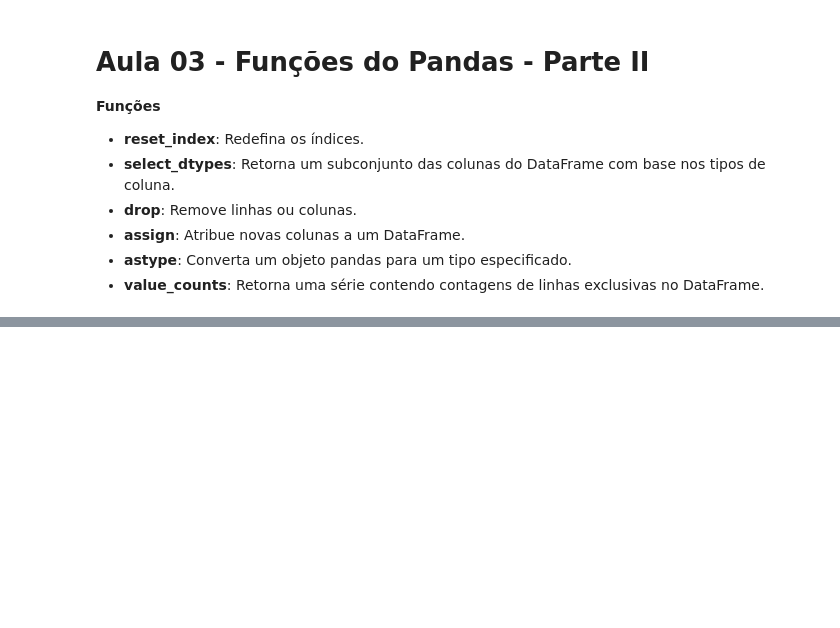
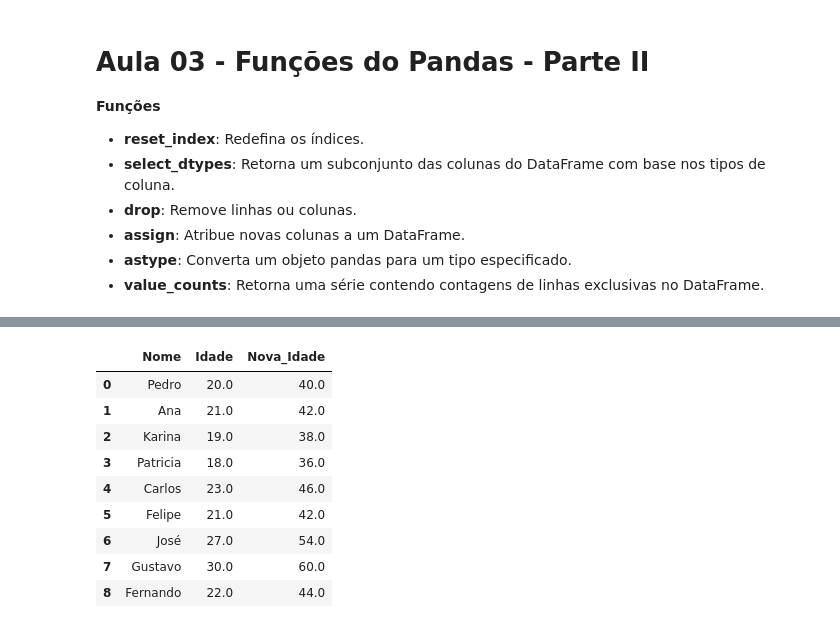
Before and after one commit to WillianVMR/bootcamp-sirius-fundamentos-ciencia-de-dados, a Jupyter notebook: anotacoes-pandas.ipynb, the cells around one changed output, grey strips where cells are left out. Saved outputs shown, nothing was run; the diff lists cells and outputs as text; code cells hidden in the pictures; blank space fills up the shorter version.

```diff
--- a/anotacoes-pandas.ipynb
+++ b/anotacoes-pandas.ipynb
@@ -169,3 +169,8 @@ array([['Pedro', 20],
 * **assign**: Atribue novas colunas a um DataFrame.
 * **astype**: Converta um objeto pandas para um tipo especificado.
 * **value_counts**: Retorna uma série contendo contagens de linhas exclusivas no DataFrame.
+# %%
+dicionario = {'Nome': ['Pedro', 'Ana', 'Karina', 'Patricia', 'Carlos', 'Felipe', 'José', 'Gustavo', 'Fernando'],
+              'Idade': [20, 21, 19, 18, 23, 21, 27, 30, 22]
+                 }
+df = pd.DataFrame(dicionario)
@@ -171,0 +233,14 @@ array([['Pedro', 20],
+# %%
+df = df.assign(Nova_Idade=df['Idade'] * 2)
+df
+# %% [output]
+|  | Nome | Idade | Nova_Idade |
+| 0 | Pedro | 20.0 | 40.0 |
+| 1 | Ana | 21.0 | 42.0 |
+| 2 | Karina | 19.0 | 38.0 |
+| 3 | Patricia | 18.0 | 36.0 |
+| 4 | Carlos | 23.0 | 46.0 |
+| 5 | Felipe | 21.0 | 42.0 |
+| 6 | José | 27.0 | 54.0 |
+| 7 | Gustavo | 30.0 | 60.0 |
+| 8 | Fernando | 22.0 | 44.0 |
```
Also changed, not shown: parts of 49 cells of this notebook, 1 other file.
